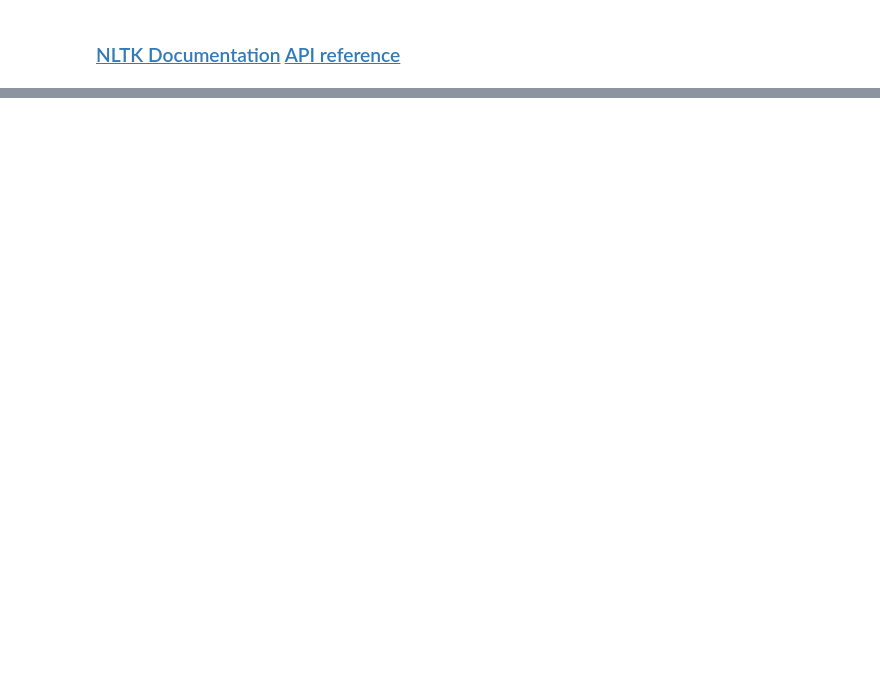
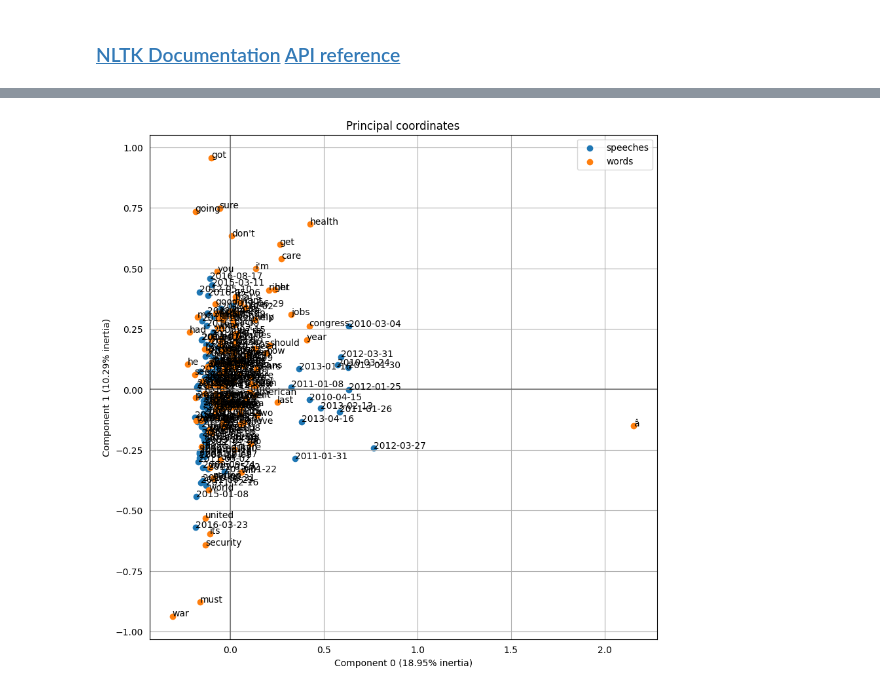
Before and after one commit to pday2/ObamaNLP, a Jupyter notebook: correspondenceAnalysis.ipynb, the cells around one changed output, grey strips where cells are left out. Cells and saved outputs as stored; diff of their text form; code cells hidden in the pictures; blank space fills up the shorter version.

```diff
--- a/correspondenceAnalysis.ipynb
+++ b/correspondenceAnalysis.ipynb
@@ -99,0 +181,11 @@ dict(freqlist)
+# %%
+# Save table so we don't have to do this again
+#conttab.to_csv('obamaContingencyTable.csv')
+
+# Read in saved contingency table
+ctab = pd.read_csv('obamaContingencyTable.csv',index_col=0)
+# Shorten row index names to date only
+ctab = ctab.rename(index = lambda x: x[0:10])
+# %%
+# Let's look at the 150 most common words
+ctabshort=ctab.iloc[:, : 150]
@@ -99,0 +194,10 @@ dict(freqlist)
+# %%
+ca = prince.CA(n_components=2,
+               n_iter=3,copy=True,
+               check_input=True,
+               engine='auto',
+               random_state=33)
+# %%
+ctabshort.columns.rename('words', inplace=True)
+ctabshort.index.rename('speeches', inplace=True)
+ca = ca.fit(ctabshort)
@@ -99,0 +222,10 @@ dict(freqlist)
+# %%
+ax = ca.plot_coordinates(X=ctabshort,
+                         ax=None,
+                         figsize=(10, 10),
+                         x_component=0,
+                         y_component=1,
+                         show_row_labels=True,
+                         show_col_labels=True)
+# %% [output]
+[figure, added]
```
Also changed, not shown: parts of 33 cells of this notebook, 7 other files.
